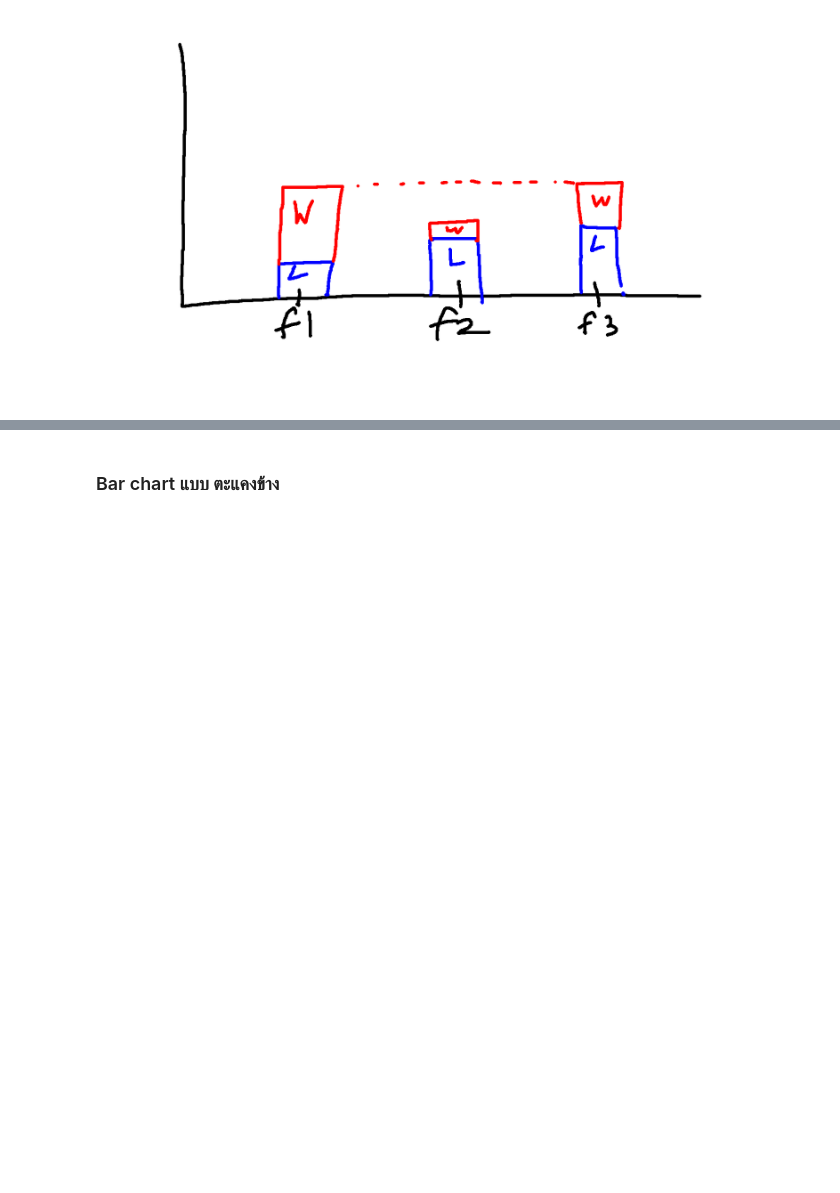
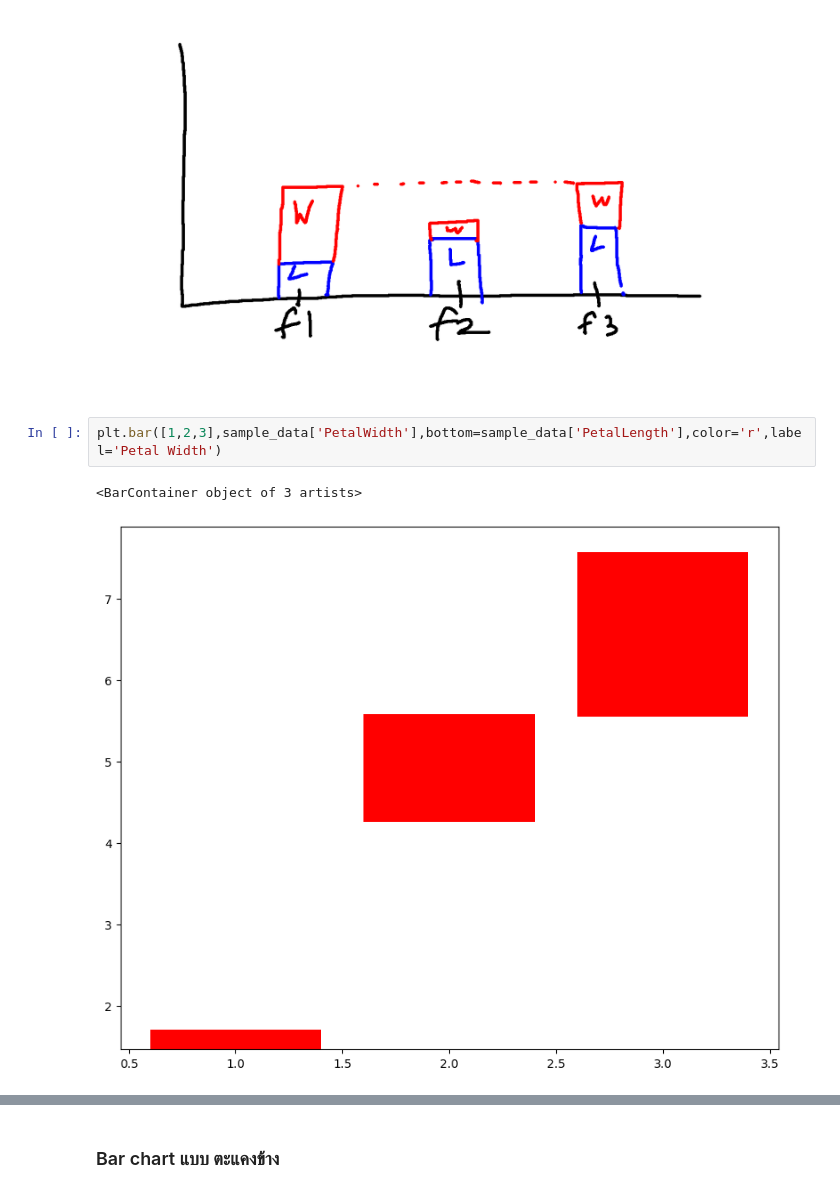
Before and after one commit to Aingon14/python_dataviz2023, a Jupyter notebook: DataViz04_Data_Comparison.ipynb, the cells around one changed output, grey strips where cells are left out. Cells and saved outputs as stored; diff of their text form; blank space fills up the shorter version.

```diff
--- a/DataViz04_Data_Comparison.ipynb
+++ b/DataViz04_Data_Comparison.ipynb
@@ -354,6 +354,11 @@ plt.ylabel('size (cm)');
 ## การนำปริมาณหลายปริมาณมาซ้อนกัน (stacked barchat)
 # %% [markdown]
 ![staked bar.png](embedded-picture-1)
+# %%
+plt.bar([1,2,3],sample_data['PetalWidth'],bottom=sample_data['PetalLength'],color='r',label='Petal Width')
+# %% [output]
+<BarContainer object of 3 artists>
+[figure, added]
 # %%
 plt.bar([1,2,3],sample_data['PetalLength'],color='b',label='Petal Length') # ความสูงของบาร์ก่อนหน้า
 plt.bar([1,2,3],sample_data['PetalWidth'],bottom=sample_data['PetalLength'],color='r',label='Petal Width') # bottom=sample_data['PetalLength']  ฐานจะเริ่มตรงไหน
```
Also changed, not shown: parts of 17 cells of this notebook.
